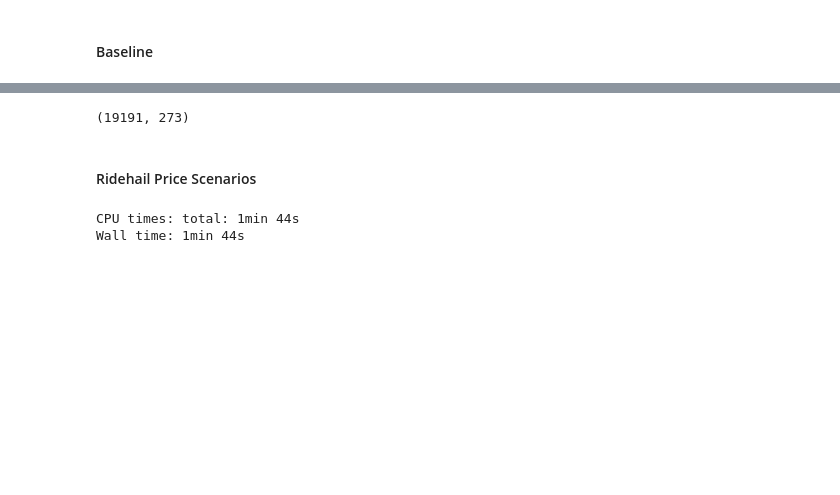
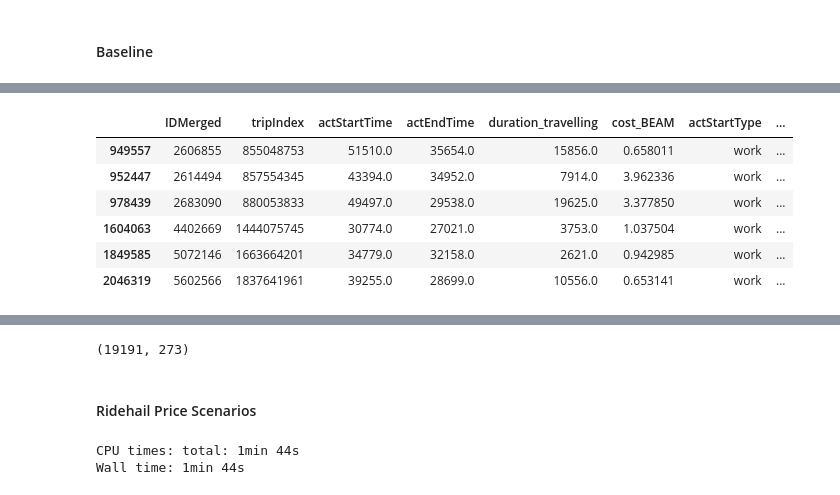
Before and after one commit to LBNL-UCB-STI/beam-core-analysis, a Jupyter notebook: Users/Nazanin/Stacked_Person_Trip_Dataset-Ridehail_price_recalibrated.ipynb, the cells around one changed output, grey strips where cells are left out. Drawn from its saved outputs; the diff is of its cells as text; code cells hidden in the pictures; blank space fills up the shorter version.

```diff
--- a/Users/Nazanin/Stacked_Person_Trip_Dataset-Ridehail_price_recalibrated.ipynb
+++ b/Users/Nazanin/Stacked_Person_Trip_Dataset-Ridehail_price_recalibrated.ipynb
@@ -41,0 +63,10 @@ Wall time: 1min 39s
+# %%
+sfbase[(sfbase['mode_choice_actual_BEAM'] == 'walk')&(sfbase['fuelGasoline'] >0)]
+# %% [output]
+|  | IDMerged | tripIndex | actStartTime | actEndTime | duration_travelling | cost_BEAM | actStartType | ... |
+| 949557 | 2606855 | 855048753 | 51510.0 | 35654.0 | 15856.0 | 0.658011 | work | ... |
+| 952447 | 2614494 | 857554345 | 43394.0 | 34952.0 | 7914.0 | 3.962336 | work | ... |
+| 978439 | 2683090 | 880053833 | 49497.0 | 29538.0 | 19625.0 | 3.377850 | work | ... |
+| 1604063 | 4402669 | 1444075745 | 30774.0 | 27021.0 | 3753.0 | 1.037504 | work | ... |
+| 1849585 | 5072146 | 1663664201 | 34779.0 | 32158.0 | 2621.0 | 0.942985 | work | ... |
+| 2046319 | 5602566 | 1837641961 | 39255.0 | 28699.0 | 10556.0 | 0.653141 | work | ... |
```
Also changed, not shown: parts of 13 cells of this notebook, 1 other file.
